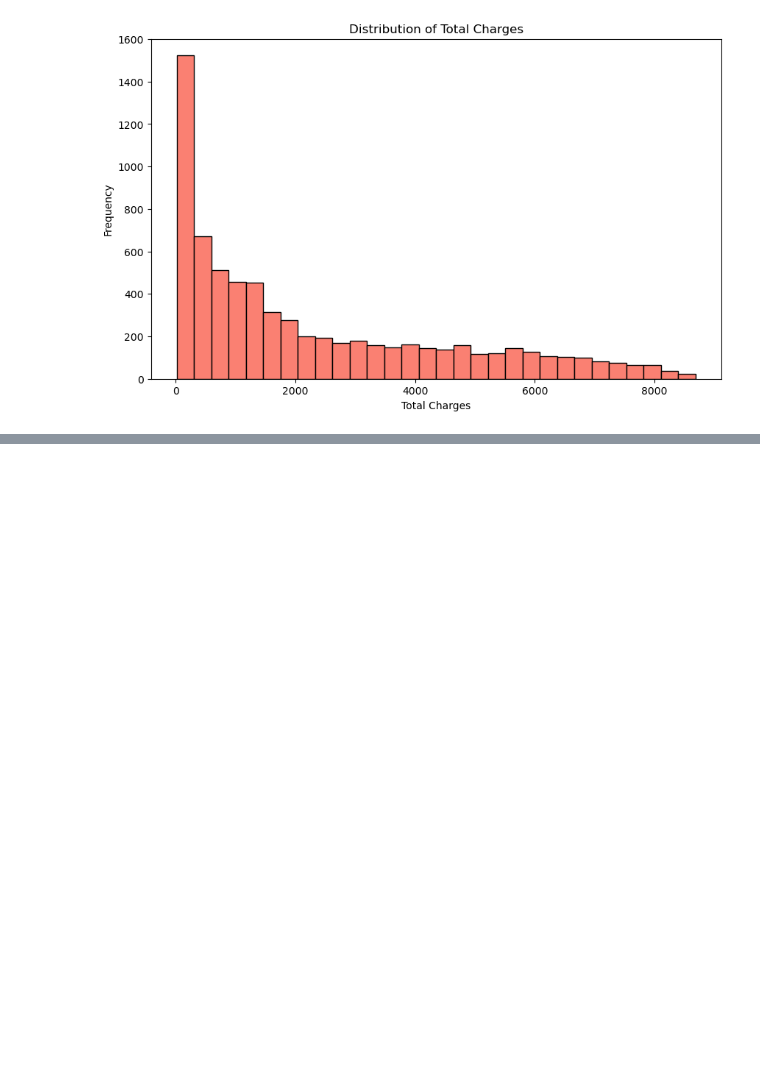
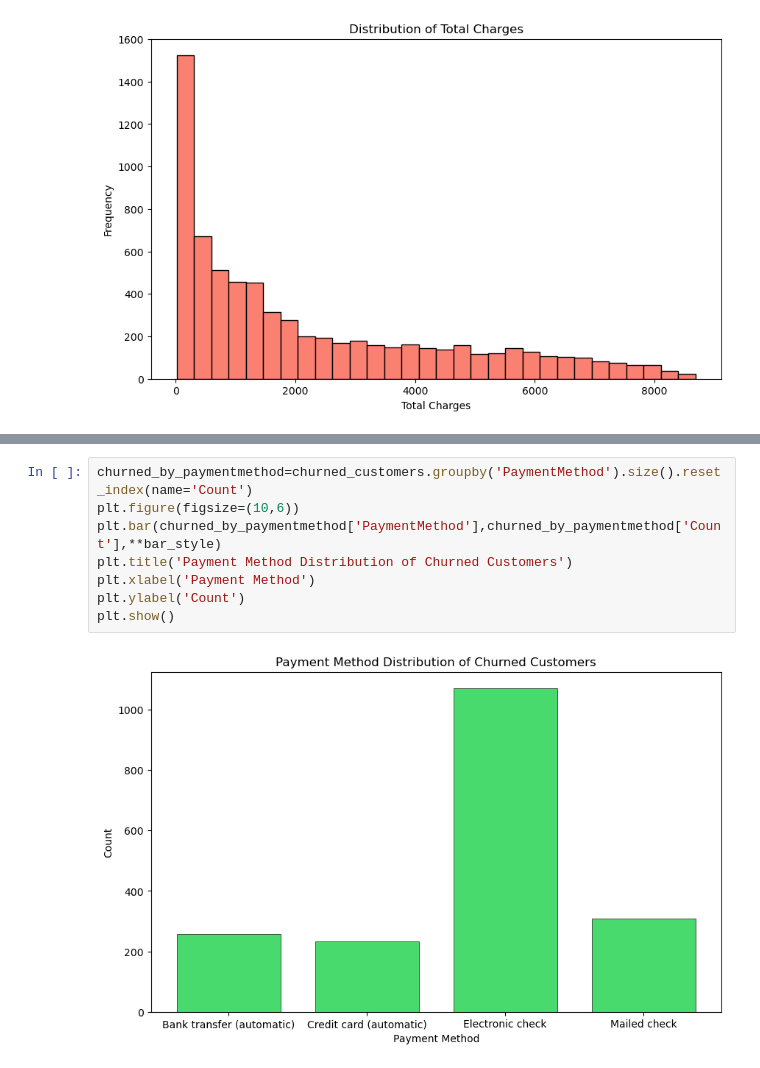
Before and after one commit to RealHaroon/Exploratory-Data-Analysis-EDA-Projects, a Jupyter notebook: Customer-Churn-Analysis/Telco-Churn-EDA.ipynb, the cells around one changed output, grey strips where cells are left out. Drawn from its saved outputs; the diff is of its cells as text; blank space fills up the shorter version.

```diff
--- a/Customer-Churn-Analysis/Telco-Churn-EDA.ipynb
+++ b/Customer-Churn-Analysis/Telco-Churn-EDA.ipynb
@@ -444,0 +464,10 @@ Name: count, dtype: int64
+# %%
+churned_by_paymentmethod=churned_customers.groupby('PaymentMethod').size().reset_index(name='Count')
+plt.figure(figsize=(10,6))
+plt.bar(churned_by_paymentmethod['PaymentMethod'],churned_by_paymentmethod['Count'],**bar_style)
+plt.title('Payment Method Distribution of Churned Customers')
+plt.xlabel('Payment Method')
+plt.ylabel('Count')
+plt.show()
+# %% [output]
+[figure, added]
```
Also changed, not shown: parts of 17 cells of this notebook.
